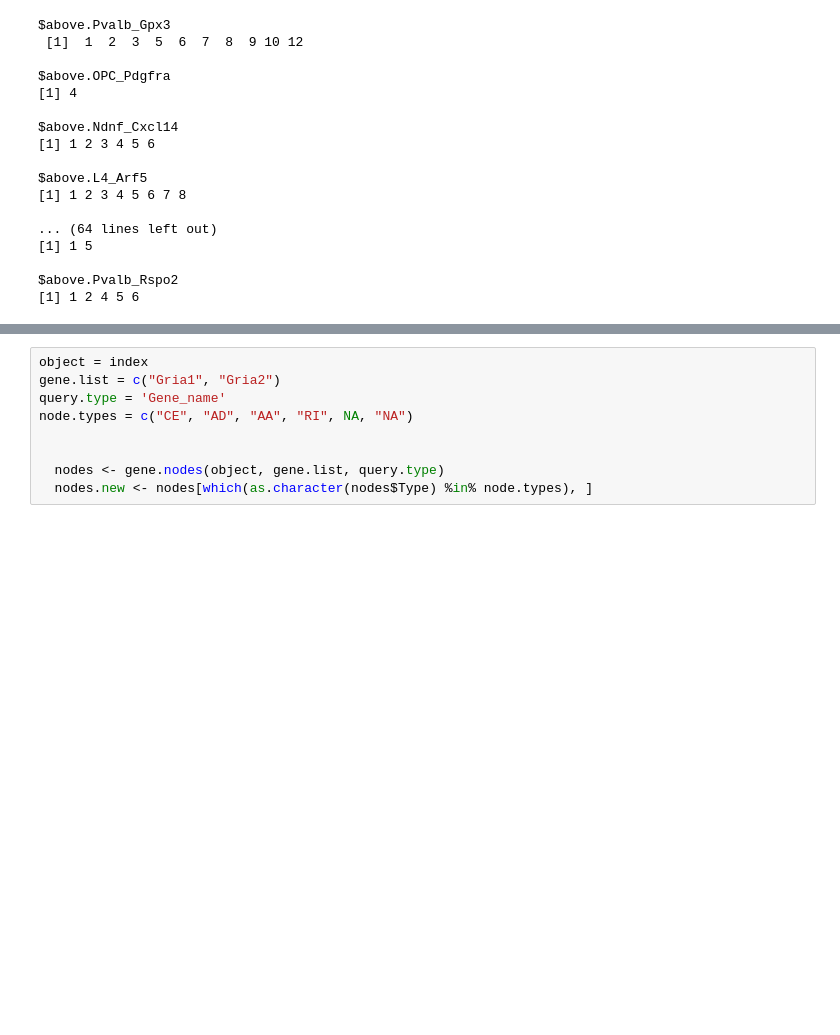
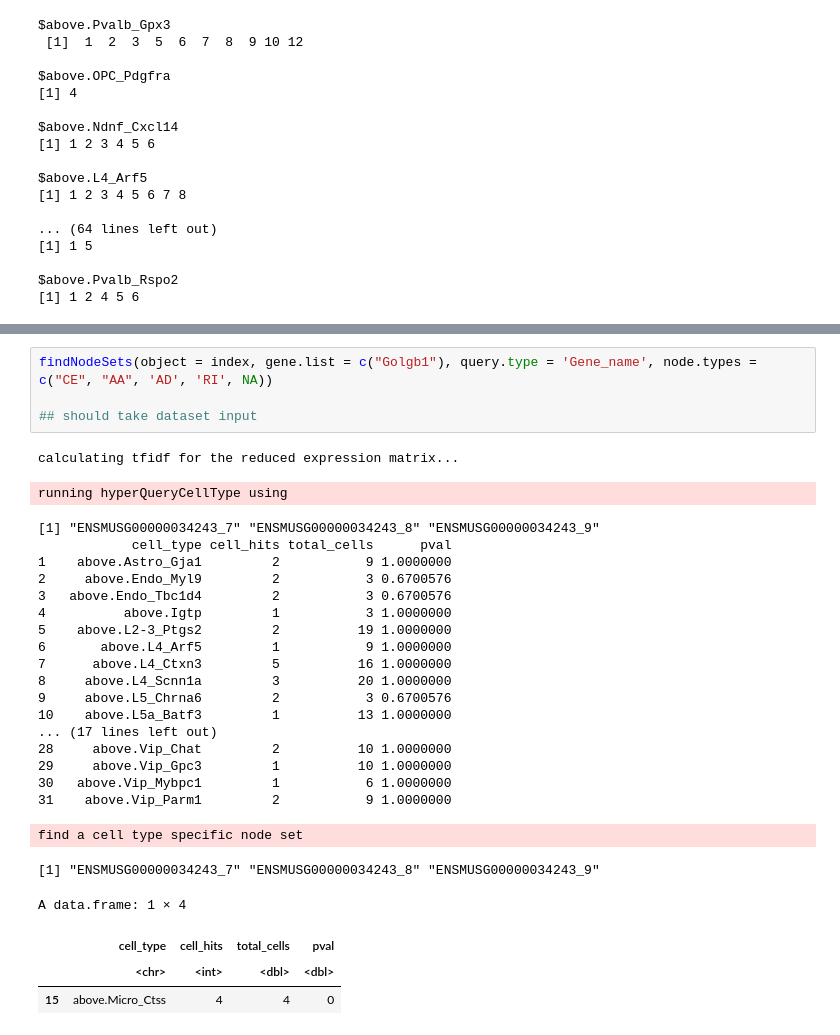
Before and after one commit to hemberg-lab/scfindME, a Jupyter notebook: vignettes/example_workflow.ipynb, the cells around one changed output, grey strips where cells are left out. Drawn from its saved outputs; the diff is of its cells as text; blank space fills up the shorter version.

```diff
--- a/vignettes/example_workflow.ipynb
+++ b/vignettes/example_workflow.ipynb
@@ -576,9 +520,30 @@ A data.frame: 6 × 4
 # %%
-object = index
-gene.list = c("Gria1", "Gria2")
-query.type = 'Gene_name'
-node.types = c("CE", "AD", "AA", "RI", NA, "NA")
+findNodeSets(object = index, gene.list = c("Golgb1"), query.type = 'Gene_name', node.types = c("CE", "AA", 'AD', 'RI', NA))
 
-
-  nodes <- gene.nodes(object, gene.list, query.type)
-  nodes.new <- nodes[which(as.character(nodes$Type) %in% node.types), ]
+## should take dataset input
+# %% [output]
+calculating tfidf for the reduced expression matrix...
+running hyperQueryCellType using
+[1] "ENSMUSG00000034243_7" "ENSMUSG00000034243_8" "ENSMUSG00000034243_9"
+            cell_type cell_hits total_cells      pval
+1    above.Astro_Gja1         2           9 1.0000000
+2     above.Endo_Myl9         2           3 0.6700576
+3   above.Endo_Tbc1d4         2           3 0.6700576
+4          above.Igtp         1           3 1.0000000
+5    above.L2-3_Ptgs2         2          19 1.0000000
+6       above.L4_Arf5         1           9 1.0000000
+7      above.L4_Ctxn3         5          16 1.0000000
+8     above.L4_Scnn1a         3          20 1.0000000
+9     above.L5_Chrna6         2           3 0.6700576
+10    above.L5a_Batf3         1          13 1.0000000
+... (17 lines left out)
+28     above.Vip_Chat         2          10 1.0000000
+29     above.Vip_Gpc3         1          10 1.0000000
+30   above.Vip_Mybpc1         1           6 1.0000000
+31    above.Vip_Parm1         2           9 1.0000000
+find a cell type specific node set
+[1] "ENSMUSG00000034243_7" "ENSMUSG00000034243_8" "ENSMUSG00000034243_9"
+A data.frame: 1 × 4
+|  | cell_type | cell_hits | total_cells | pval |
+|  | <chr> | <int> | <dbl> | <dbl> |
+| 15 | above.Micro_Ctss | 4 | 4 | 0 |
```
Also changed, not shown: parts of 19 cells of this notebook, 1 other file.
